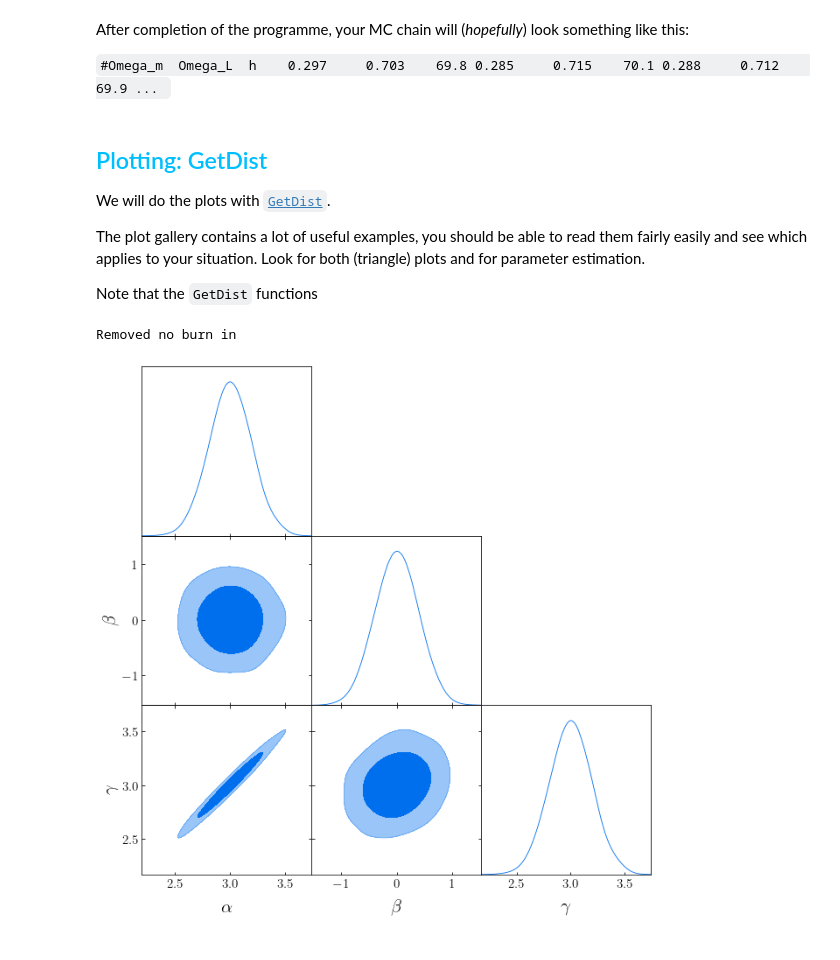
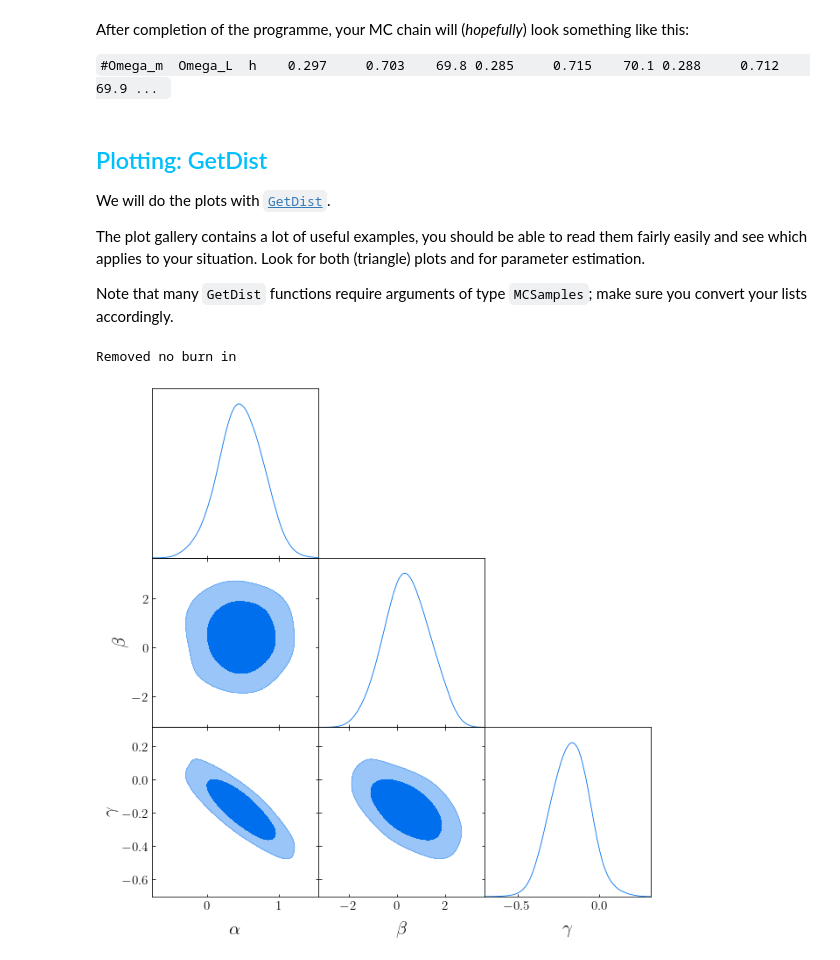
Before and after one commit to jackfrost373/PhysicsDataAnalysis, a Jupyter notebook: Cosmology/MonteCarlo_in_Cosmology_STUDENTS.ipynb, the cells around one changed output. Cells and saved outputs as stored; diff of their text form; code cells hidden in the pictures.

```diff
--- a/Cosmology/MonteCarlo_in_Cosmology_STUDENTS.ipynb
+++ b/Cosmology/MonteCarlo_in_Cosmology_STUDENTS.ipynb
@@ -312,44 +312,44 @@ We will do the plots with [`GetDist`](https://getdist.readthedocs.io/en/latest/p
 
 The plot gallery contains a lot of useful examples, you should be able to read them fairly easily and see which applies to your situation. Look for both (triangle) plots and for parameter estimation.
 
-Note that the `GetDist` functions
+Note that many `GetDist` functions require arguments of type `MCSamples`; make sure you convert your lists accordingly.
 # %%
 import getdist, IPython
 from getdist import plots, MCSamples, loadMCSamples
 #print('Version: ',getdist.__version__)
 import numpy as np
 import pylab
 from random import random
 from random import gauss
-pylab.rc('text',usetex=True) # If you want to use LaTeX in the labels. Not mandatory, but it looks nice ;)
+# If you want to use LaTeX in the labels. Not mandatory, but it looks nice ;)
+pylab.rc('text',usetex=True)
 
-my_length = 10000;
+my_length = 1000;
+par1, par2 = [], []
 
-par_1 = [0] * my_length
-par_2 = [0] * my_length
+m1, m2, s1, s2 = random(), random(), random(), random()
+for i in range(my_length):
+    par1.append(gauss(m1, s1))
+    par2.append(gauss(m2, s2))
 
-for i in range(my_length):
-    par_1[i] = gauss(3., .2)
-    par_2[i] = gauss(0., .4)
-
-par_1 = np.array(par_1)
-par_2 = np.array(par_2)
-par_3 = random() * par_1 + random() * par_2
+par1 = np.array(par1)
+par2 = np.array(par2)
+par3 = (-0.5 + random()) * par1 + (-0.5 + random()) * par2
 
 my_labels = [r'\alpha', r'\beta', r'\gamma']
 my_names = ['name1', 'name2', 'name3']
-my_samples = np.array([par_1, par_2, par_3])
+my_samples = np.array([par1, par2, par3])
 
 my_dim = 3
 
 my_samples = np.transpose(np.reshape(my_samples,(my_dim,int(my_samples.size/my_dim))))
 samples1 = MCSamples(samples = my_samples, labels = my_labels, names = my_names)
 
 #Triangle corner plot
 j = plots.getSubplotPlotter(subplot_size=3)
 j.settings.axes_labelsize = 22
 j.settings.axes_fontsize = 16
 j.triangle_plot(samples1, filled = True)
 # %% [output]
 Removed no burn in
-[figure, old version]
+[figure, new version]
```
Also changed, not shown: parts of 3 cells of this notebook.
